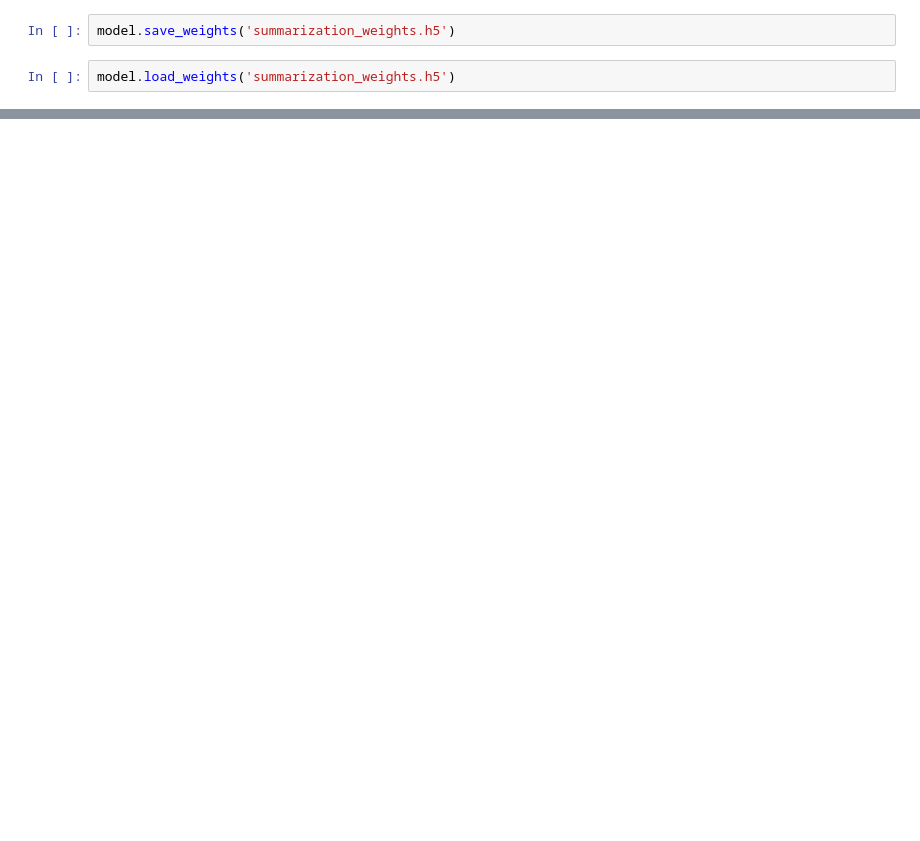
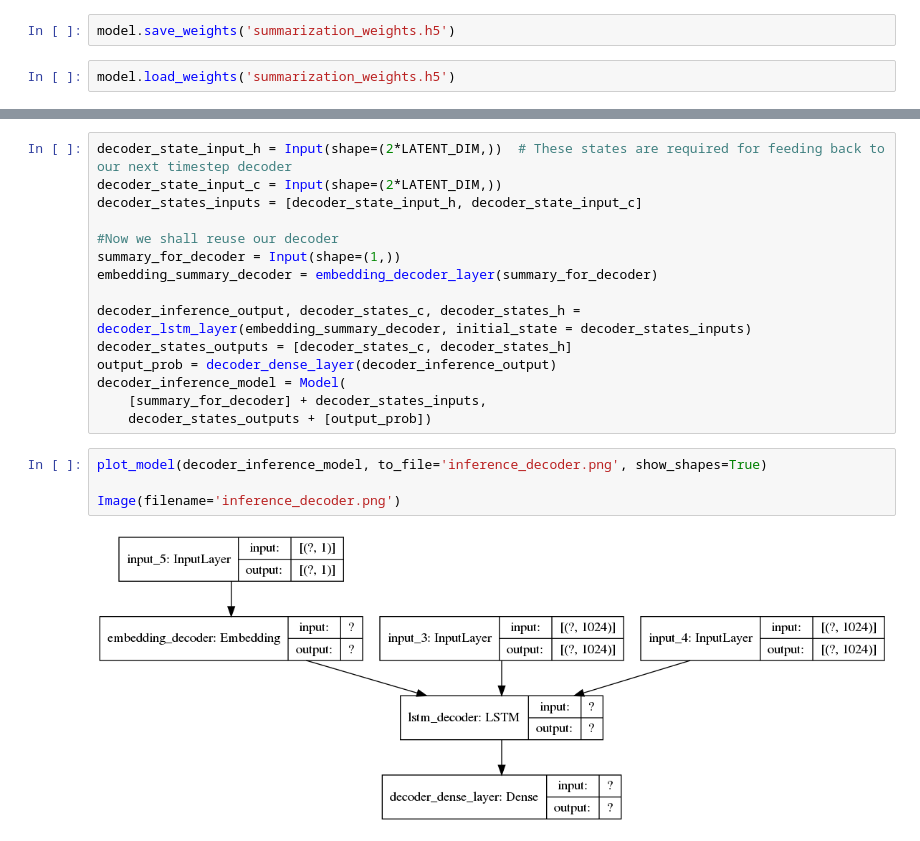
Before and after one commit to j2cunningham/CodeSnips, a Jupyter notebook: text_summarization.ipynb, the cells around one changed output, grey strips where cells are left out. Drawn from its saved outputs; the diff is of its cells as text; blank space fills up the shorter version.

```diff
--- a/text_summarization.ipynb
+++ b/text_summarization.ipynb
@@ -353,0 +355,21 @@ plot_model(encoder_inference_model, to_file='inference_encoder.png', show_shapes
+# %%
+decoder_state_input_h = Input(shape=(2*LATENT_DIM,))  # These states are required for feeding back to our next timestep decoder
+decoder_state_input_c = Input(shape=(2*LATENT_DIM,))
+decoder_states_inputs = [decoder_state_input_h, decoder_state_input_c]
+
+#Now we shall reuse our decoder
+summary_for_decoder = Input(shape=(1,))
+embedding_summary_decoder = embedding_decoder_layer(summary_for_decoder)
+
+decoder_inference_output, decoder_states_c, decoder_states_h = decoder_lstm_layer(embedding_summary_decoder, initial_state = decoder_states_inputs)
+decoder_states_outputs = [decoder_states_c, decoder_states_h]
+output_prob = decoder_dense_layer(decoder_inference_output)
+decoder_inference_model = Model(
+    [summary_for_decoder] + decoder_states_inputs,
+    decoder_states_outputs + [output_prob])
+# %%
+plot_model(decoder_inference_model, to_file='inference_decoder.png', show_shapes=True)
+
+Image(filename='inference_decoder.png')
+# %% [output]
+[figure, added]
```
Also changed, not shown: parts of 8 cells of this notebook, 6 other files.
